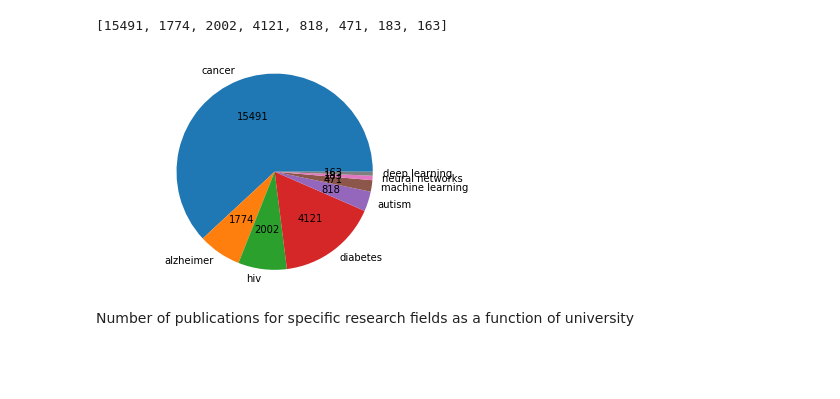
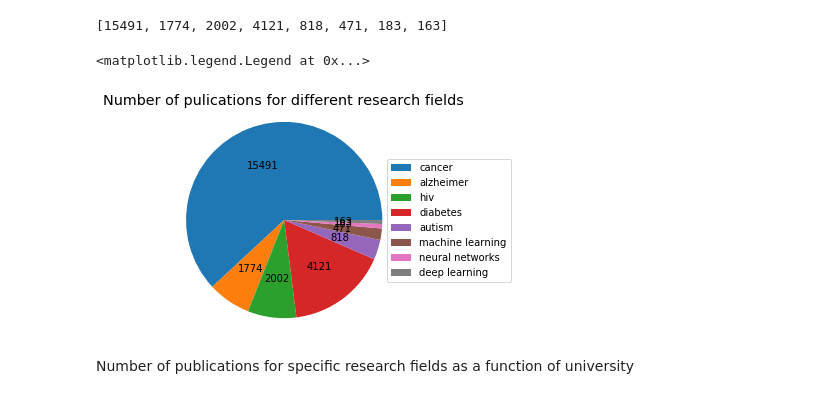
Before and after one commit to mithila-agnihotri/Pubmed2018Data, a Jupyter notebook: Pubmed_Jan_March_2018_Analysis.ipynb, the cells around one changed output. Drawn from its saved outputs; the diff is of its cells as text; code cells hidden in the pictures; blank space fills up the shorter version.

```diff
--- a/Pubmed_Jan_March_2018_Analysis.ipynb
+++ b/Pubmed_Jan_March_2018_Analysis.ipynb
@@ -111,7 +87,7 @@ grantidlist=[]
 keywordno=1
 keywordslist=[]
 
-for event,elem in ET.iterparse('DataScience/pubmedJanToM.xml'):
+for event,elem in ET.iterparse('pubmedJanToM.xml'):
     if elem.tag=='PubmedArticle':
         artind=artind+1
         authno=1
@@ -212,0 +162,2 @@ Name: university_name, dtype: object
+# %%
+UnivNames=pd.read_csv('timesData.csv')
@@ -229,0 +189,5 @@ UnivNamesIndia.iloc[0:10],UnivNamesUS.count(),UnivNamesChina.count(),UnivNamesIn
+# %%
+TotPubsPerUnivUS=[len(set(authorlistDF[authorlistDF.affiliation.str.contains(univ)==True].index)) for univ in UnivNamesUS.iloc[0:10]]
+TotPubsPerUnivChina=[len(set(authorlistDF[authorlistDF.affiliation.str.contains(univ)==True].index)) for univ in UnivNamesChina.iloc[0:10]]
+TotPubsPerUnivIndia=[len(set(authorlistDF[authorlistDF.affiliation.str.contains(univ)==True].index)) for univ in UnivNamesIndia.iloc[0:10]]
+TotPubsPerUnivJapan=[len(set(authorlistDF[authorlistDF.affiliation.str.contains(univ)==True].index)) for univ in UnivNamesJapan.iloc[0:10]]
@@ -240,14 +211,14 @@ TotPubsPerUnivJapan=[len(set(authorlistDF[authorlistDF.affiliation.str.contains(
 # %%
-print(TotPubsPerUniv)
+print(TotPubsPerUnivUS)
 def absolute_value(val):
-    a  = int(round(val*sum(TotPubsPerUniv)/100))
+    a  = int(round(val*sum(TotPubsPerUnivUS)/100))
     return a
 
-#plt.pie(TotPubsPerUniv,labels=UnivNamesUS.iloc[0:10],autopct=absolute_value)
-pie = plt.pie(TotPubsPerUniv,autopct=absolute_value)
+plt.figure(facecolor='white')
+pie = plt.pie(TotPubsPerUnivUS,autopct=absolute_value)
 plt.axis('equal')
+plt.title('Number of pulications from top 10 US universities',ma='center',backgroundcolor='white',size='x-large')
 plt.legend(pie[0],UnivNamesUS.iloc[0:10], bbox_to_anchor=(1.3,0.5), loc="center right", fontsize=10,
            bbox_transform=plt.gcf().transFigure)
-plt.show()
 # %% [output]
 [773, 222, 654, 2386, 297, 649, 1430, 947, 1199, 2427]
@@ -268,13 +236,17 @@ TotPubsPerKWOfInt
 # %%
 def absolute_value(val):
     a  = int(round(val*sum(TotPubsPerKWOfInt)/100))
     return a
 
-plt.pie(TotPubsPerKWOfInt,labels=keywordOfInt,autopct=absolute_value)#'%1.1f%%')
+plt.figure(facecolor='white')
+plt.pie(TotPubsPerKWOfInt,autopct=absolute_value)
 plt.axis('equal')
-plt.show()
+plt.title('Number of pulications for different research fields',ma='center',backgroundcolor='white',size='x-large')
+plt.legend(pie[0],keywordOfInt, bbox_to_anchor=(1.05,0.5), loc="center right", fontsize=10,
+           bbox_transform=plt.gcf().transFigure)
 # %% [output]
+<matplotlib.legend.Legend at 0x...>
-[figure, old version]
+[figure, new version]
 # %% [markdown]
 Number of publications for specific research fields as a function of university
 # %%
```
Also changed, not shown: parts of 31 cells of this notebook.
